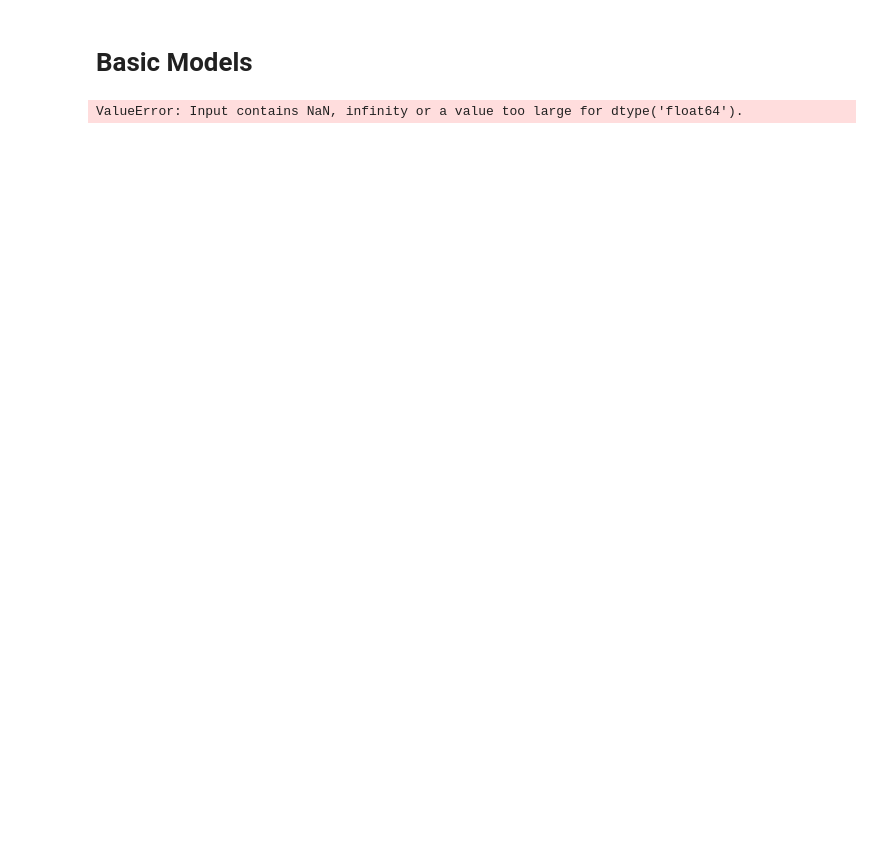
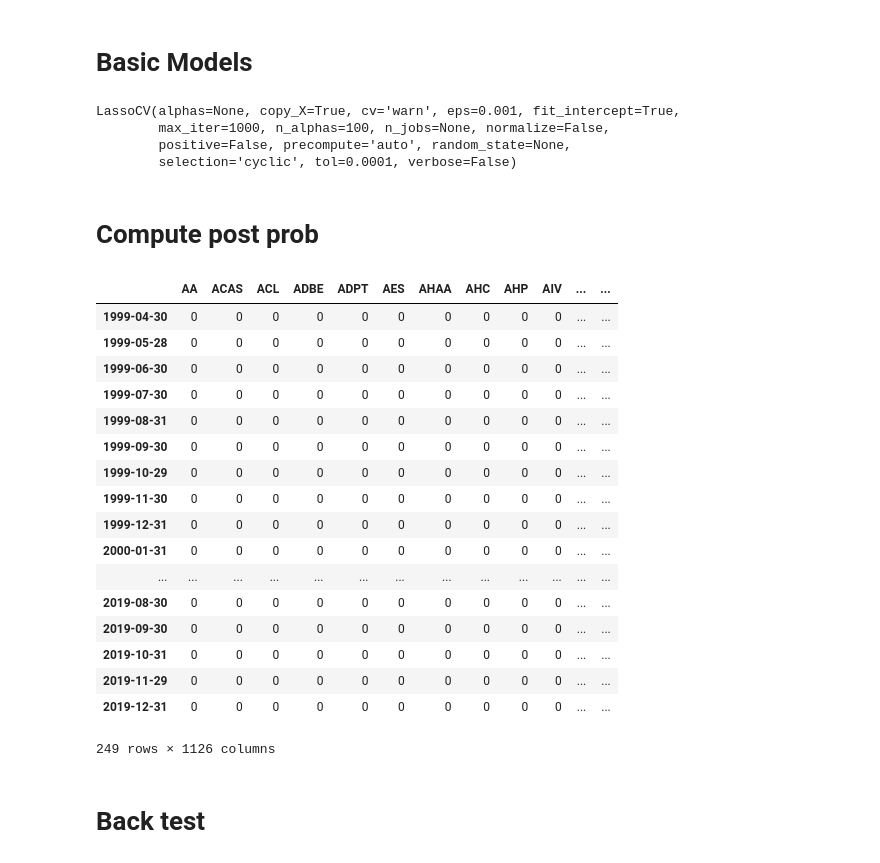
Before and after one commit to danielzzhou/mlteamproject, a Jupyter notebook: Models.ipynb, the cells around one changed output. Cells and saved outputs as stored; diff of their text form; code cells hidden in the pictures; blank space fills up the shorter version.

```diff
--- a/Models.ipynb
+++ b/Models.ipynb
@@ -133,6 +105,41 @@ data_raw.shape
 # Basic Models
 # %%
 lasso1 = LassoCV()
-lasso1.fit(data_train[feature_all], y_train['Y'])
+lasso1.fit(X_train[feature_all], y_train['Y'])
 # %% [output]
-ValueError: Input contains NaN, infinity or a value too large for dtype('float64').
+LassoCV(alphas=None, copy_X=True, cv='warn', eps=0.001, fit_intercept=True,
+        max_iter=1000, n_alphas=100, n_jobs=None, normalize=False,
+        positive=False, precompute='auto', random_state=None,
+        selection='cyclic', tol=0.0001, verbose=False)
+# %% [markdown]
+# Compute post prob
+# %%
+date_test = X_test["date"].unique()
+ticker_test = X_test["TICKER"].unique()
+
+postprob = pd.DataFrame(columns=ticker_test)
+for i in date_test:
+    #model.predict_proba(X_test[feature_all])
+    postprob.loc[i] = 0
+postprob
+# %% [output]
+|  | AA | ACAS | ACL | ADBE | ADPT | AES | AHAA | AHC | AHP | AIV | ... | ... |
+| 1999-04-30 | 0 | 0 | 0 | 0 | 0 | 0 | 0 | 0 | 0 | 0 | ... | ... |
+| 1999-05-28 | 0 | 0 | 0 | 0 | 0 | 0 | 0 | 0 | 0 | 0 | ... | ... |
+| 1999-06-30 | 0 | 0 | 0 | 0 | 0 | 0 | 0 | 0 | 0 | 0 | ... | ... |
+| 1999-07-30 | 0 | 0 | 0 | 0 | 0 | 0 | 0 | 0 | 0 | 0 | ... | ... |
+| 1999-08-31 | 0 | 0 | 0 | 0 | 0 | 0 | 0 | 0 | 0 | 0 | ... | ... |
+| 1999-09-30 | 0 | 0 | 0 | 0 | 0 | 0 | 0 | 0 | 0 | 0 | ... | ... |
+| 1999-10-29 | 0 | 0 | 0 | 0 | 0 | 0 | 0 | 0 | 0 | 0 | ... | ... |
+| 1999-11-30 | 0 | 0 | 0 | 0 | 0 | 0 | 0 | 0 | 0 | 0 | ... | ... |
+| 1999-12-31 | 0 | 0 | 0 | 0 | 0 | 0 | 0 | 0 | 0 | 0 | ... | ... |
+| 2000-01-31 | 0 | 0 | 0 | 0 | 0 | 0 | 0 | 0 | 0 | 0 | ... | ... |
+| ... | ... | ... | ... | ... | ... | ... | ... | ... | ... | ... | ... | ... |
+| 2019-08-30 | 0 | 0 | 0 | 0 | 0 | 0 | 0 | 0 | 0 | 0 | ... | ... |
+| 2019-09-30 | 0 | 0 | 0 | 0 | 0 | 0 | 0 | 0 | 0 | 0 | ... | ... |
+| 2019-10-31 | 0 | 0 | 0 | 0 | 0 | 0 | 0 | 0 | 0 | 0 | ... | ... |
+| 2019-11-29 | 0 | 0 | 0 | 0 | 0 | 0 | 0 | 0 | 0 | 0 | ... | ... |
+| 2019-12-31 | 0 | 0 | 0 | 0 | 0 | 0 | 0 | 0 | 0 | 0 | ... | ... |
+249 rows × 1126 columns
+# %% [markdown]
+# Back test
```
Also changed, not shown: parts of 8 cells of this notebook.
